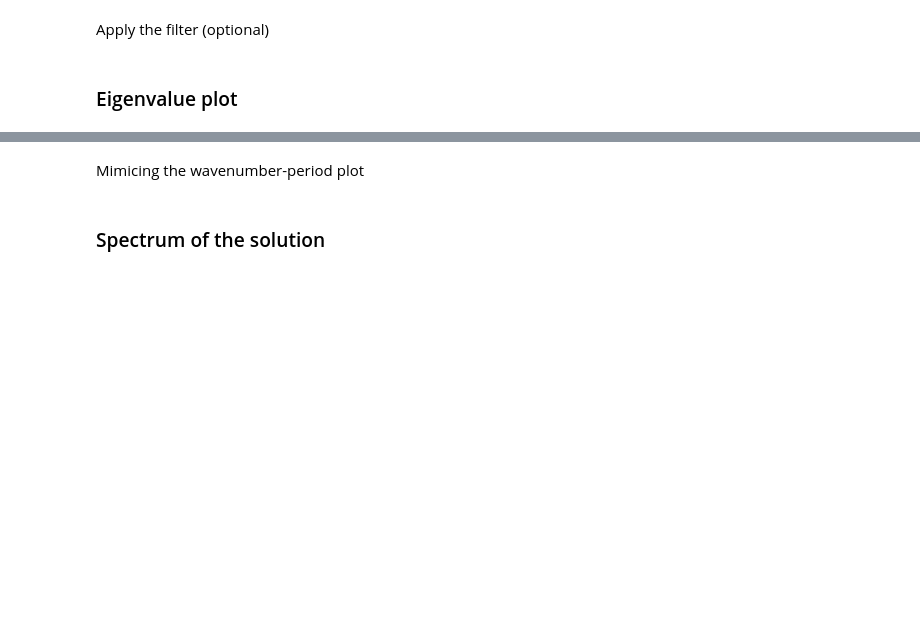
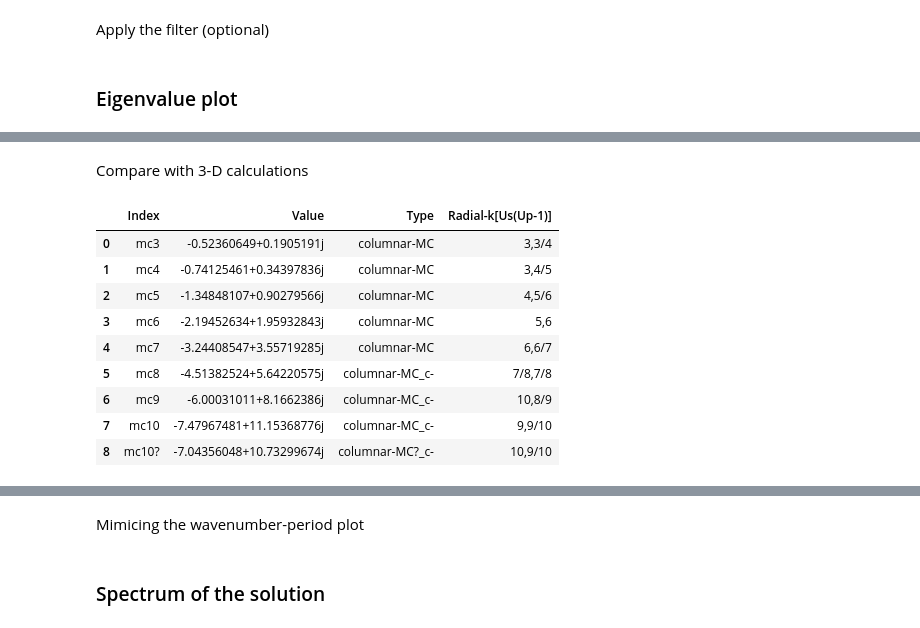
Before and after one commit to GentleMin/PlesioGeostroPy, a Jupyter notebook: Eigen_Post.ipynb, the cells around one changed output, grey strips where cells are left out. Cells and saved outputs as stored; diff of their text form; code cells hidden in the pictures; blank space fills up the shorter version.

```diff
--- a/Eigen_Post.ipynb
+++ b/Eigen_Post.ipynb
@@ -1367,0 +1436,16 @@ plt.show()
+# %% [markdown]
+Compare with 3-D calculations
+# %%
+df_3d = pd.read_table("../Modes_3D/MCmodes/runs/S1c_Le1e-4_Lu2e+2_m1_parity_oppo/eigenspectra_describe.txt", header=3, delimiter='\s+')
+df_3d
+# %% [output]
+|  | Index | Value | Type | Radial-k[Us(Up-1)] |
+| 0 | mc3 | -0.52360649+0.1905191j | columnar-MC | 3,3/4 |
+| 1 | mc4 | -0.74125461+0.34397836j | columnar-MC | 3,4/5 |
+| 2 | mc5 | -1.34848107+0.90279566j | columnar-MC | 4,5/6 |
+| 3 | mc6 | -2.19452634+1.95932843j | columnar-MC | 5,6 |
+| 4 | mc7 | -3.24408547+3.55719285j | columnar-MC | 6,6/7 |
+| 5 | mc8 | -4.51382524+5.64220575j | columnar-MC_c- | 7/8,7/8 |
+| 6 | mc9 | -6.00031011+8.1662386j | columnar-MC_c- | 10,8/9 |
+| 7 | mc10 | -7.47967481+11.15368776j | columnar-MC_c- | 9,9/10 |
+| 8 | mc10? | -7.04356048+10.73299674j | columnar-MC?_c- | 10,9/10 |
```
Also changed, not shown: parts of 10 cells of this notebook, 4 other files.
